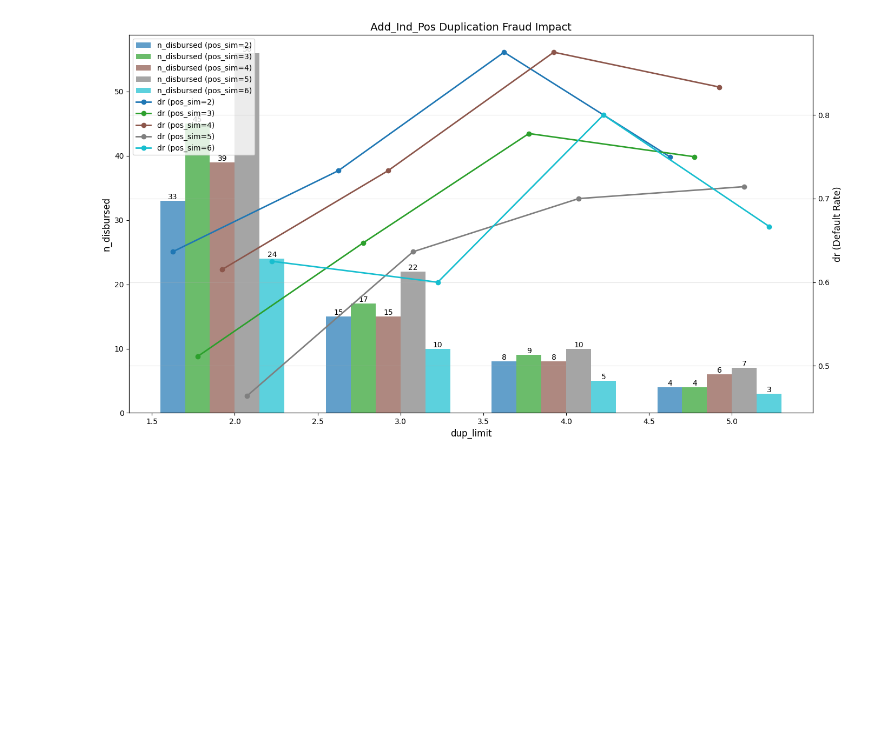
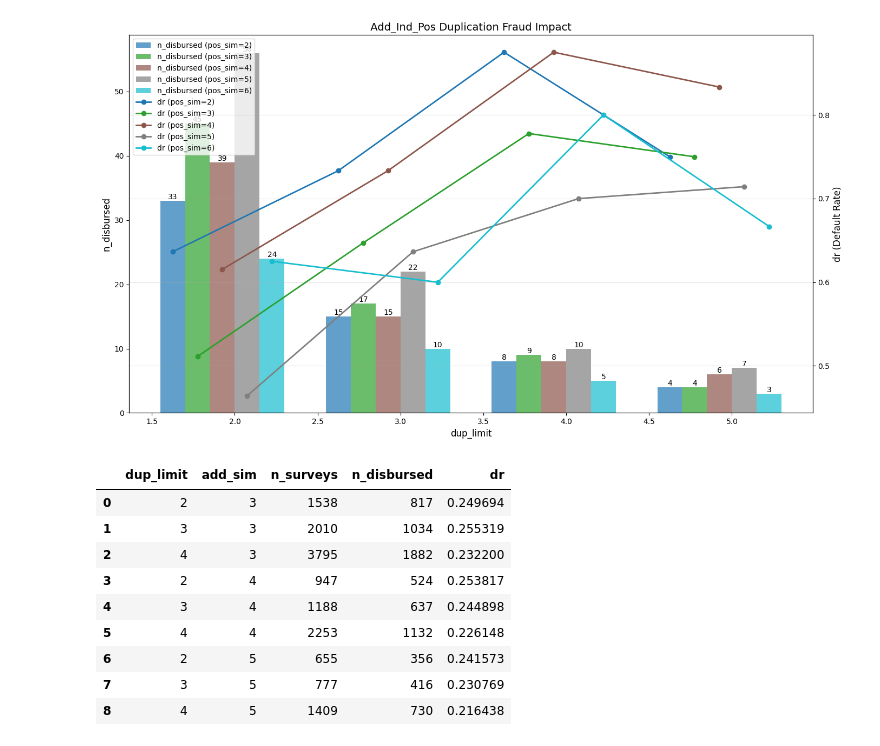
Before and after one commit to missjossy/Data-Research-Code, a Jupyter notebook: fraud/notebooks/simulation.ipynb, the cells around one changed output. Saved outputs shown, nothing was run; the diff lists cells and outputs as text; code cells hidden in the pictures; blank space fills up the shorter version.

```diff
--- a/fraud/notebooks/simulation.ipynb
+++ b/fraud/notebooks/simulation.ipynb
@@ -276,0 +278,13 @@ output8 = pd.DataFrame(records)
+# %%
+output9
+# %% [output]
+|  | dup_limit | add_sim | n_surveys | n_disbursed | dr |
+| 0 | 2 | 3 | 1538 | 817 | 0.249694 |
+| 1 | 3 | 3 | 2010 | 1034 | 0.255319 |
+| 2 | 4 | 3 | 3795 | 1882 | 0.232200 |
+| 3 | 2 | 4 | 947 | 524 | 0.253817 |
+| 4 | 3 | 4 | 1188 | 637 | 0.244898 |
+| 5 | 4 | 4 | 2253 | 1132 | 0.226148 |
+| 6 | 2 | 5 | 655 | 356 | 0.241573 |
+| 7 | 3 | 5 | 777 | 416 | 0.230769 |
+| 8 | 4 | 5 | 1409 | 730 | 0.216438 |
```
Also changed, not shown: parts of 4 cells of this notebook.
